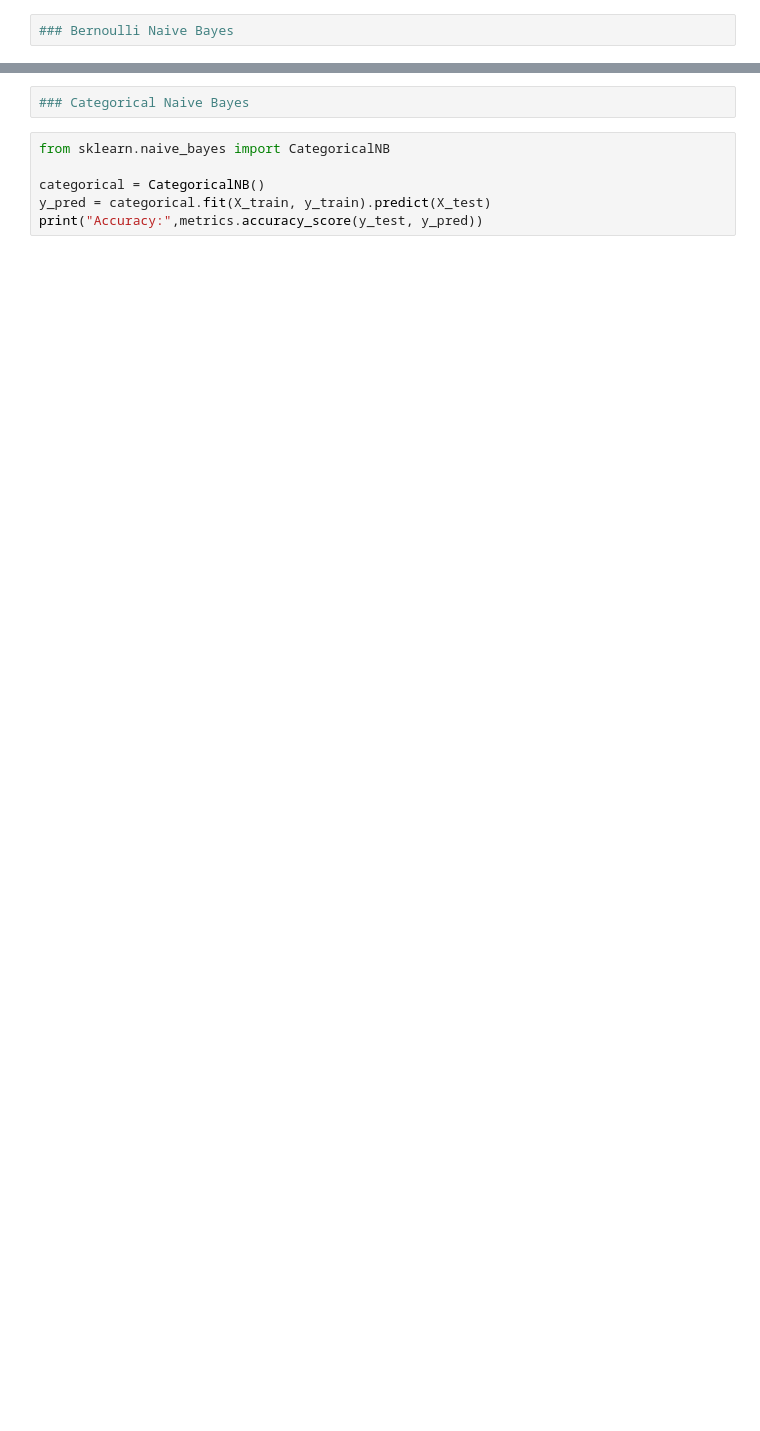
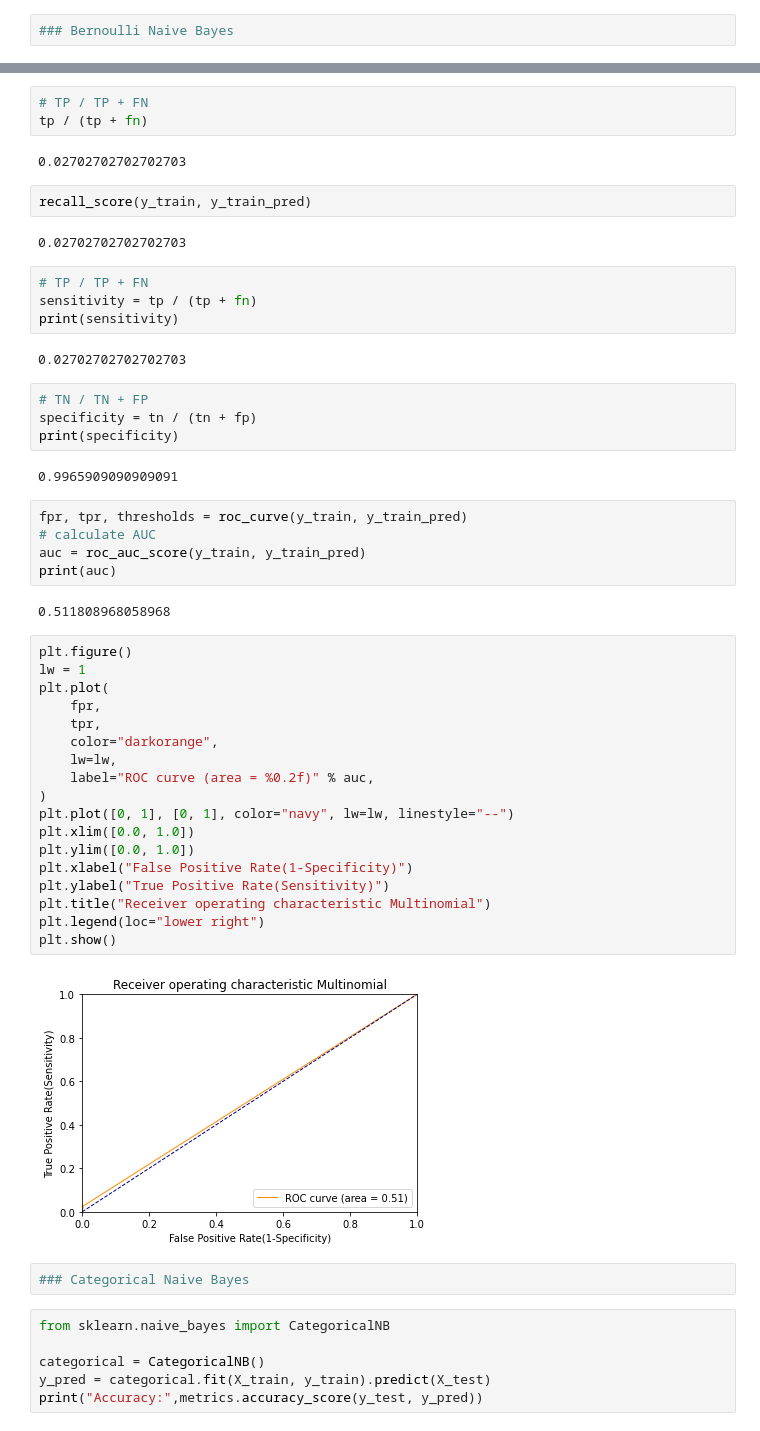
Before and after one commit to Lisnivia/F21DL, a Jupyter notebook: Lab 5.ipynb, the cells around one changed output, grey strips where cells are left out. Saved outputs shown, nothing was run; the diff lists cells and outputs as text; blank space fills up the shorter version.

```diff
--- a/Lab 5.ipynb
+++ b/Lab 5.ipynb
@@ -387,3 +379,51 @@ print(f1_score(y_train, y_train_pred, average=None))
+# %%
+# TP / TP + FN
+tp / (tp + fn)
+# %% [output]
+0.02702702702702703
+# %%
+recall_score(y_train, y_train_pred)
+# %% [output]
+0.02702702702702703
+# %%
+# TP / TP + FN
+sensitivity = tp / (tp + fn)
+print(sensitivity)
+# %% [output]
+0.02702702702702703
+# %%
+# TN / TN + FP
+specificity = tn / (tn + fp)
+print(specificity)
+# %% [output]
+0.9965909090909091
+# %%
+fpr, tpr, thresholds = roc_curve(y_train, y_train_pred)
+# calculate AUC
+auc = roc_auc_score(y_train, y_train_pred)
+print(auc)
+# %% [output]
+0.511808968058968
+# %%
+plt.figure()
+lw = 1
+plt.plot(
+    fpr,
+    tpr,
+    color="darkorange",
+    lw=lw,
+    label="ROC curve (area = %0.2f)" % auc,
+)
+plt.plot([0, 1], [0, 1], color="navy", lw=lw, linestyle="--")
+plt.xlim([0.0, 1.0])
+plt.ylim([0.0, 1.0])
+plt.xlabel("False Positive Rate(1-Specificity)")
+plt.ylabel("True Positive Rate(Sensitivity)")
+plt.title("Receiver operating characteristic Multinomial")
+plt.legend(loc="lower right")
+plt.show()
+# %% [output]
+[figure, added]
 # %%
 ### Categorical Naive Bayes
 # %%
```
Also changed, not shown: parts of 86 cells of this notebook.
